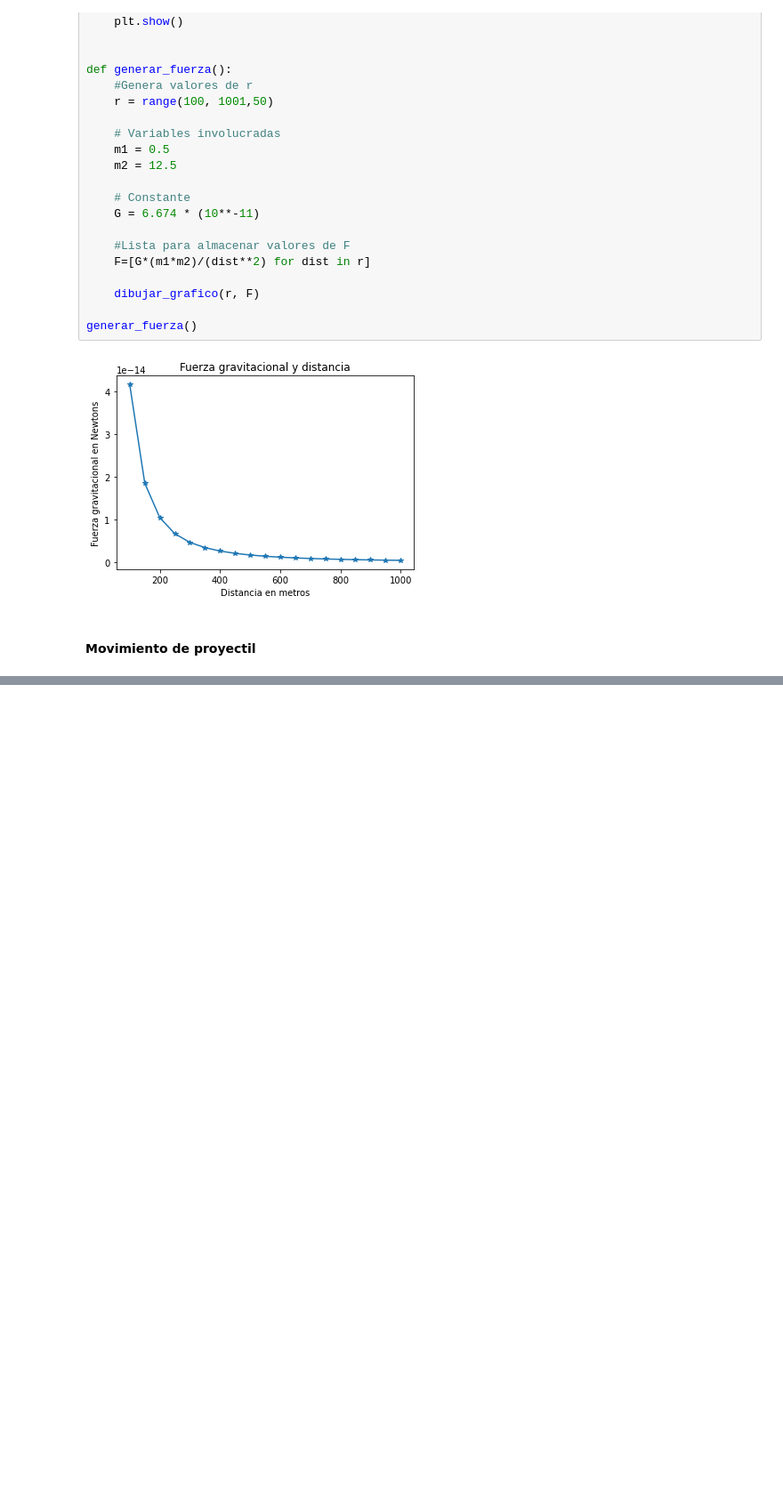
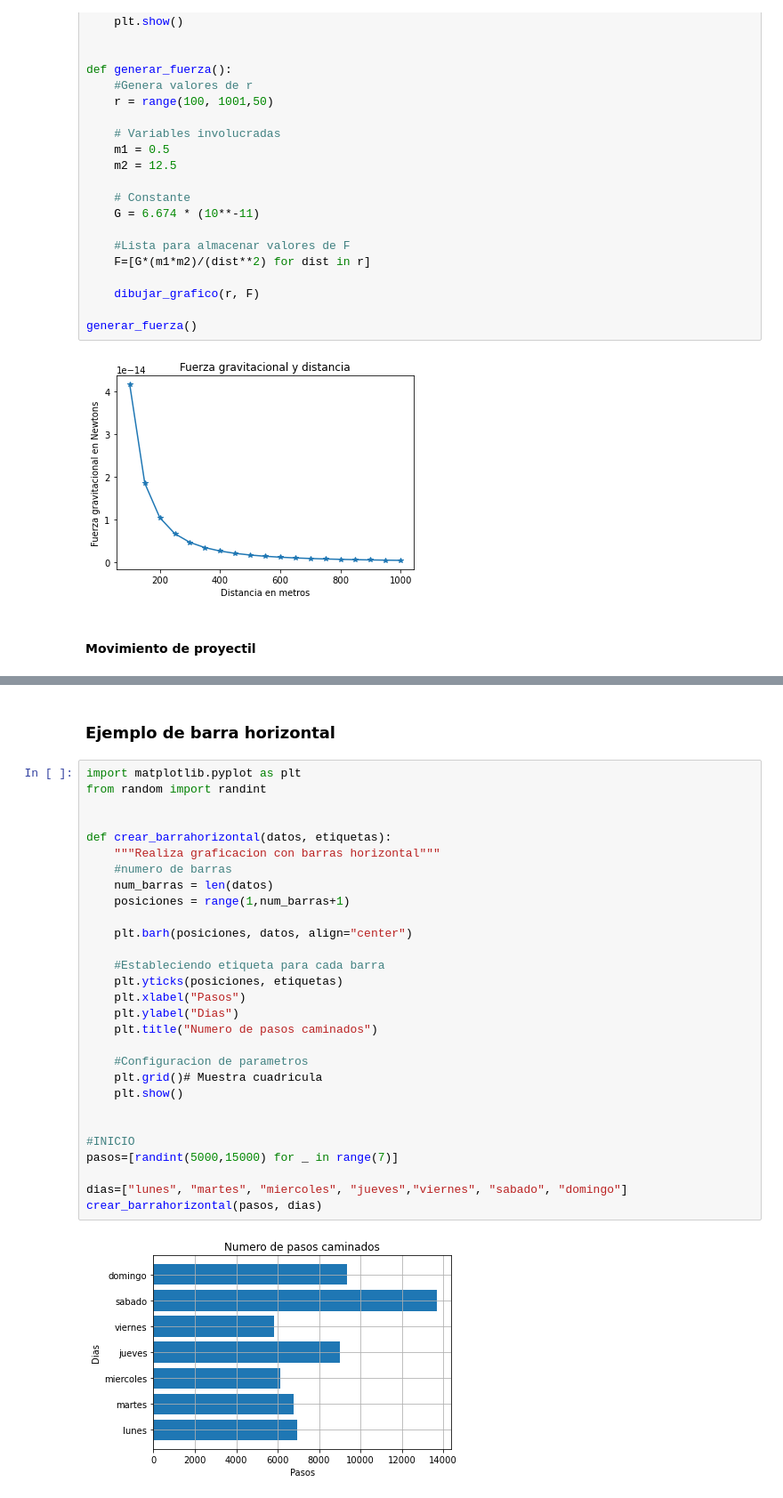
Before and after one commit to MkCst/Python-numerico, a Jupyter notebook: C-0 Graficacion.ipynb, the cells around one changed output, grey strips where cells are left out. Shown at 89% size. Cells and saved outputs as stored; diff of their text form; blank space fills up the shorter version.

Commit message:
Se agrega el notebook estadistica y calculo de elementos mas importantes

```diff
--- a/C-0 Graficacion.ipynb
+++ b/C-0 Graficacion.ipynb
@@ -209,0 +208,33 @@ Ingrese el angulo de lanzamiento en grados: 60
+# %% [markdown]
+### Ejemplo de barra horizontal
+# %%
+import matplotlib.pyplot as plt
+from random import randint
+
+
+def crear_barrahorizontal(datos, etiquetas):
+    """Realiza graficacion con barras horizontal"""
+    #numero de barras
+    num_barras = len(datos)
+    posiciones = range(1,num_barras+1)
+
+    plt.barh(posiciones, datos, align="center")
+
+    #Estableciendo etiqueta para cada barra
+    plt.yticks(posiciones, etiquetas)
+    plt.xlabel("Pasos")
+    plt.ylabel("Dias")
+    plt.title("Numero de pasos caminados")
+
+    #Configuracion de parametros
+    plt.grid()# Muestra cuadricula
+    plt.show()
+
+
+#INICIO
+pasos=[randint(5000,15000) for _ in range(7)]
+
+dias=["lunes", "martes", "miercoles", "jueves","viernes", "sabado", "domingo"]
+crear_barrahorizontal(pasos, dias)
+# %% [output]
+[figure, added]
```
Also changed, not shown: parts of 1 cell of this notebook, 1 other file.
